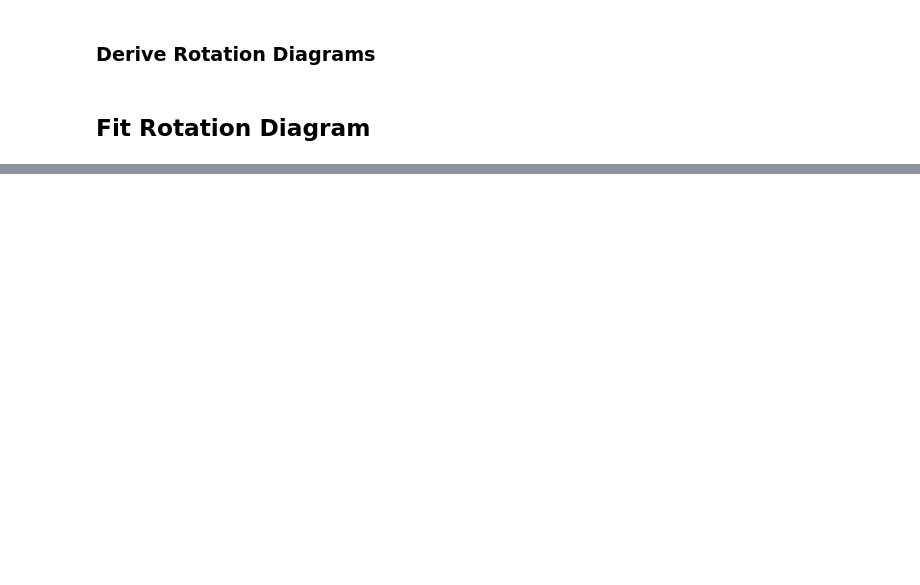
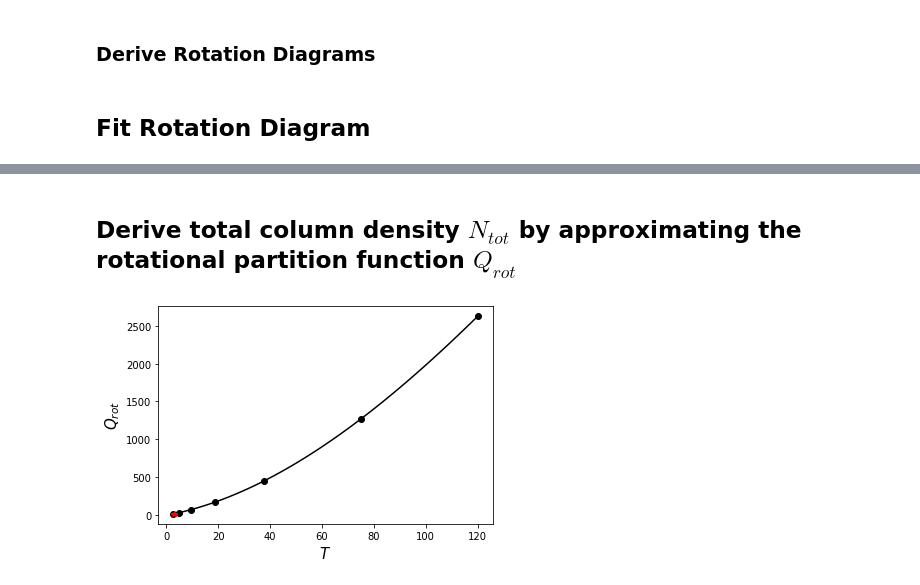
Before and after one commit to munozcar/MCCOY, a Jupyter notebook: QASSIS.ipynb, the cells around one changed output, grey strips where cells are left out. Cells and saved outputs as stored; diff of their text form; code cells hidden in the pictures; blank space fills up the shorter version.

```diff
--- a/QASSIS.ipynb
+++ b/QASSIS.ipynb
@@ -415,0 +442,23 @@ plt.show()
+# %% [markdown]
+## Derive total column density $N_{tot}$ by approximating the rotational partition function $Q_{rot}$
+# %%
+# CH3CN
+Qrot = [13.8355, 28.4924, 64.0955, 164.3168, 449.0811, 1267.6705, 2628.0493]
+Trot = [2.725, 5.0, 9.375, 18.75, 37.5, 75.0, 120.0]
+
+Qfit = np.polyfit(Trot, Qrot, 3)
+Q = np.poly1d(Qfit)
+
+T_linspace = np.linspace(min(Trot), max(Trot))
+plt.scatter(Trot, Qrot, c="black")
+plt.plot(T_linspace, Q(T_linspace), color="black")
+
+Qerr = np.sqrt((T*T_err)*(3*(Qfit[0]**2)*(T**4)+2*Qfit[1]*T**2+Qfit[1]**2))
+
+plt.errorbar([T], [Q(T)], yerr=Qerr , c="red", fmt="*", capsize=3)
+
+plt.ylabel("$Q_{rot}$", fontsize=15)
+plt.xlabel("$T$", fontsize=15)
+plt.show()
+# %% [output]
+[figure, added]
```
Also changed, not shown: parts of 8 cells of this notebook.
